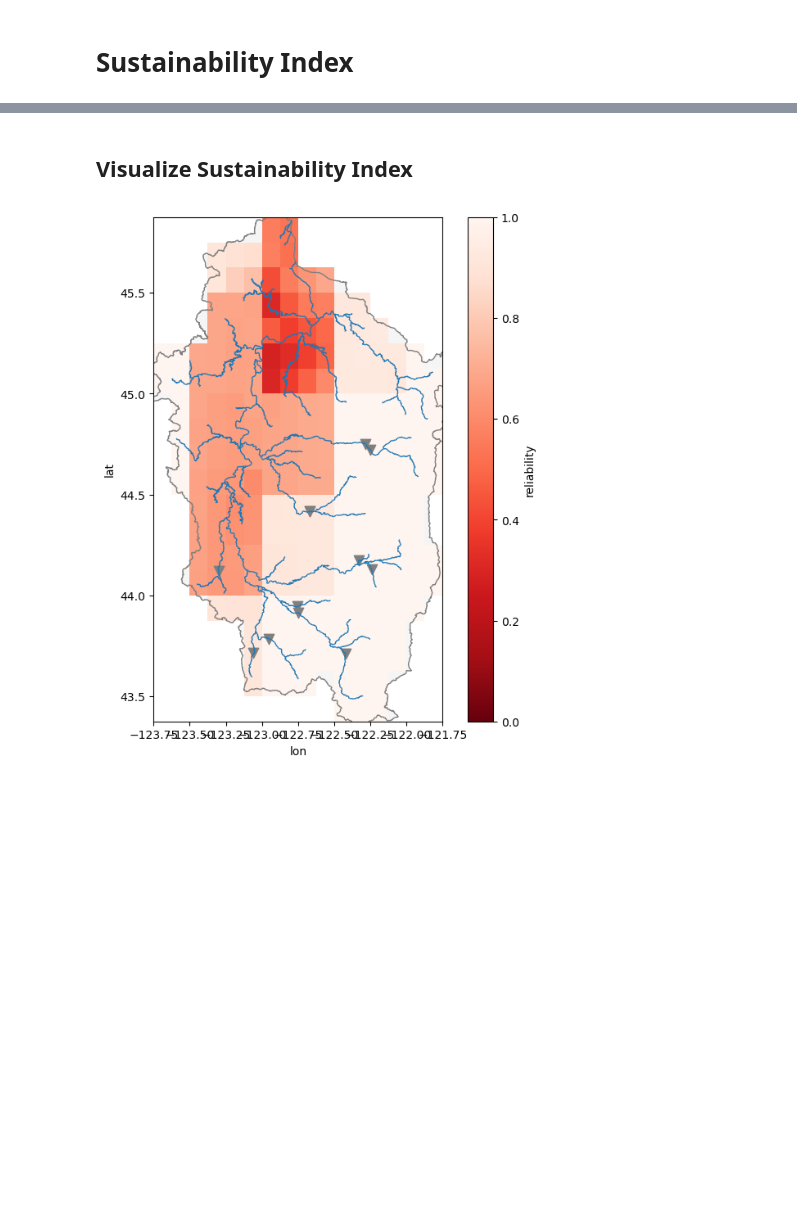
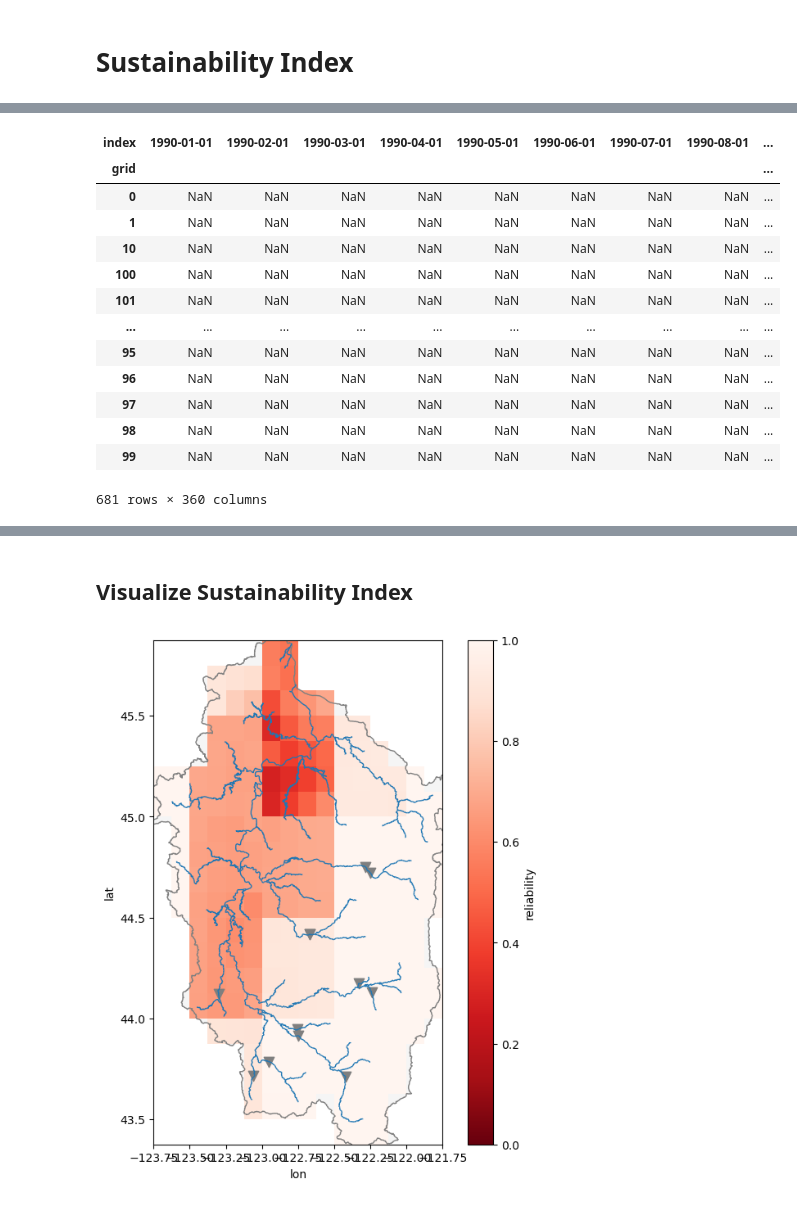
Before and after one commit to lidh966/reservoir_route, a Jupyter notebook: lrr_drought_analysis.ipynb, the cells around one changed output, grey strips where cells are left out. Saved outputs shown, nothing was run; the diff lists cells and outputs as text; code cells hidden in the pictures; blank space fills up the shorter version.

```diff
--- a/lrr_drought_analysis.ipynb
+++ b/lrr_drought_analysis.ipynb
@@ -143,0 +306,17 @@ def cal_vulnerability(deficit_array, threshold=0.0001):
+# %%
+df_reliability_pivoted
+# %% [output]
+| index | 1990-01-01 | 1990-02-01 | 1990-03-01 | 1990-04-01 | 1990-05-01 | 1990-06-01 | 1990-07-01 | 1990-08-01 | ... |
+| grid |  |  |  |  |  |  |  |  | ... |
+| 0 | NaN | NaN | NaN | NaN | NaN | NaN | NaN | NaN | ... |
+| 1 | NaN | NaN | NaN | NaN | NaN | NaN | NaN | NaN | ... |
+| 10 | NaN | NaN | NaN | NaN | NaN | NaN | NaN | NaN | ... |
+| 100 | NaN | NaN | NaN | NaN | NaN | NaN | NaN | NaN | ... |
+| 101 | NaN | NaN | NaN | NaN | NaN | NaN | NaN | NaN | ... |
+| ... | ... | ... | ... | ... | ... | ... | ... | ... | ... |
+| 95 | NaN | NaN | NaN | NaN | NaN | NaN | NaN | NaN | ... |
+| 96 | NaN | NaN | NaN | NaN | NaN | NaN | NaN | NaN | ... |
+| 97 | NaN | NaN | NaN | NaN | NaN | NaN | NaN | NaN | ... |
+| 98 | NaN | NaN | NaN | NaN | NaN | NaN | NaN | NaN | ... |
+| 99 | NaN | NaN | NaN | NaN | NaN | NaN | NaN | NaN | ... |
+681 rows × 360 columns
```
Also changed, not shown: parts of 14 cells of this notebook.
